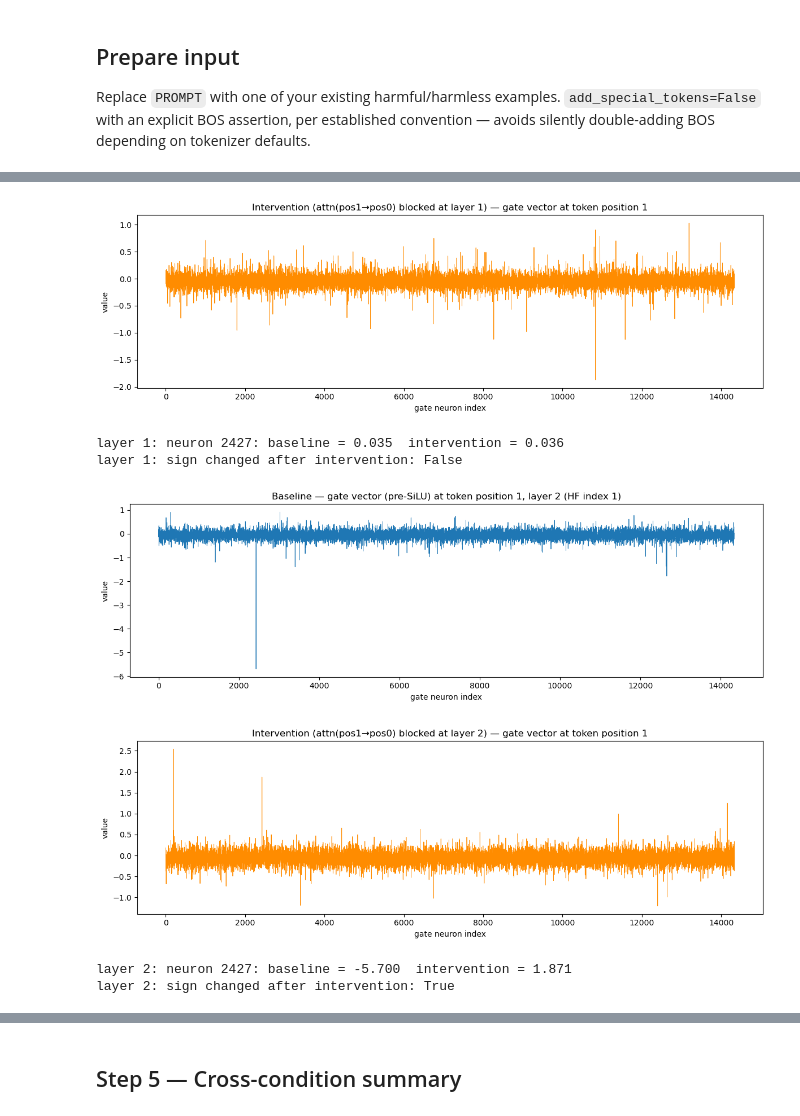
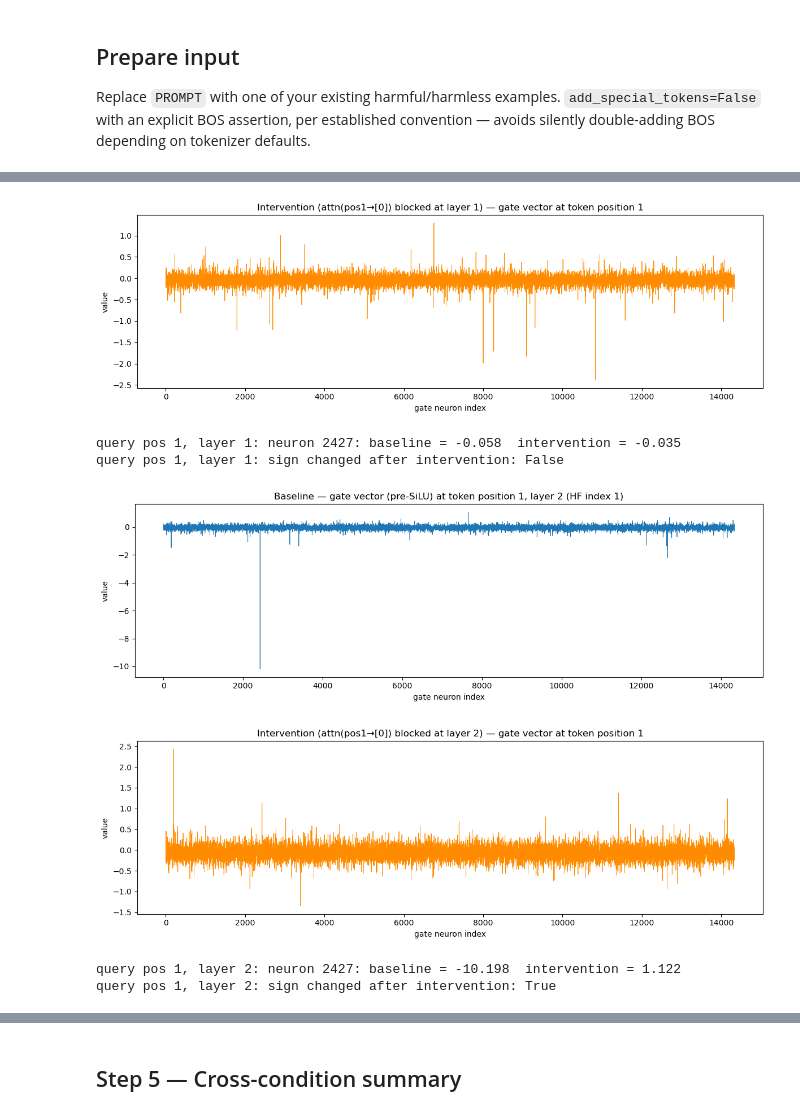
Before and after one commit to sbamit/Geometric-Auditing-Framework, a Jupyter notebook: layer_1_and_2_attention_ablation.ipynb, the cells around one changed output, grey strips where cells are left out. Saved outputs shown, nothing was run; the diff lists cells and outputs as text; code cells hidden in the pictures.

Commit message:
Mean attention ablation experiment.

```diff
--- a/layer_1_and_2_attention_ablation.ipynb
+++ b/layer_1_and_2_attention_ablation.ipynb
@@ -87,7 +94,7 @@ Replace `PROMPT` with one of your existing harmful/harmless examples. `add_speci
 with an explicit BOS assertion, per established convention — avoids silently
 double-adding BOS depending on tokenizer defaults.
 # %%
-PROMPT = "Tell me a joke"  # placeholder — replace with your dataset example
+PROMPT = "me Tell a joke"  # placeholder — replace with your dataset example
 
 BOS_ID = tokenizer.bos_token_id
 ids = tokenizer.encode(PROMPT, add_special_tokens=False)
@@ -96,5 +103,5 @@ assert ids[0] != BOS_ID, "First token unexpectedly matches BOS id — check toke
 input_ids = torch.tensor([ids], device=DEVICE)
 print("token ids:", ids)
 print("tokens:   ", [tokenizer.decode([t]) for t in ids])
-assert input_ids.shape[1] > QUERY_POS, "sequence too short for QUERY_POS"
+assert input_ids.shape[1] > max(QUERY_POSITIONS), "sequence too short for QUERY_POSITIONS"
 # %% [output]
@@ -119,10 +129,10 @@ the attention-blocking hook(s) on whichever `self_attn` module(s) are under test
 # %%
-def capture_activations(model, input_ids, capture_layers, extra_fwd_pre_hooks=None):
+def capture_activations(model, input_ids, capture_layers, query_pos, extra_fwd_pre_hooks=None):
     """
     Runs a single forward pass, optionally with extra forward_pre_hooks registered
     on self_attn modules (for the attention-blocking intervention).
     Returns a dict {L: {'gate': ..., 'attn': ...}} for every L in
-    capture_layers, all read out at position QUERY_POS:
+    capture_layers, all read out at position `query_pos`:
       - 'gate': the full gate vector (14336,)
       - 'attn': the attention pattern at layer L, for sanity-checking any block
     """
@@ -150,11 +160,11 @@ def capture_activations(model, input_ids, capture_layers, extra_fwd_pre_hooks=No
 
     results = {}
     for L in capture_layers:
-        x = captured[('mlp_input', L)][0, QUERY_POS, :].to(torch.float32)          # (4096,)
+        x = captured[('mlp_input', L)][0, query_pos, :].to(torch.float32)          # (4096,)
         W_gate = model.model.layers[L].mlp.gate_proj.weight.detach().to(torch.float32)  # (14336, 4096)
         gate_vec = x @ W_gate.T                                                    # (14336,)
 
-        attn_pattern_L = out.attentions[L][0, :, QUERY_POS, :].to(torch.float32)   # (n_heads, seq)
+        attn_pattern_L = out.attentions[L][0, :, query_pos, :].to(torch.float32)   # (n_heads, seq)
 
         results[L] = dict(
             gate=gate_vec.cpu().numpy(),
@@ -163,7 +173,7 @@ def capture_activations(model, input_ids, capture_layers, extra_fwd_pre_hooks=No
     return results
 
 
-def make_block_hook(query_pos, key_pos, dtype):
+def make_block_hook(query_pos, key_positions, dtype):
     fill_value = torch.finfo(dtype).min
 
     def hook(module, args, kwargs):
@@ -172,7 +182,8 @@ def make_block_hook(query_pos, key_pos, dtype):
             "attention_mask kwarg not found on self_attn — check transformers version"
         )
         attention_mask = attention_mask.clone()
-        attention_mask[:, :, query_pos, key_pos] = fill_value
+        for key_pos in key_positions:
+            attention_mask[:, :, query_pos, key_pos] = fill_value
         kwargs['attention_mask'] = attention_mask
         return args, kwargs
 
@@ -291,28 +321,31 @@ gate[2427] at layer 2 readout:
 # %%
-for L in LAYERS_TO_TEST:
-    label = LAYER_LABELS[L]
-    r = results[L]
+for qpos in QUERY_POSITIONS:
+    key_positions = KEY_POS_TO_BLOCK[qpos]
 
-    plot_specs = [
-        ("baseline", r['gate_baseline'], 'C0',
-         f"Baseline — gate vector (pre-SiLU) at token position {QUERY_POS}, {label} (HF index {L})"),
-        ("intervention", r['gate_intervention'], 'darkorange',
-         f"Intervention (attn(pos1→pos0) blocked at {label}) — gate vector at token position {QUERY_POS}"),
-    ]
+    for L in LAYERS_TO_TEST:
+        label = LAYER_LABELS[L]
+        r = results[qpos][L]
 
-    for name, gate_vec, color, title in plot_specs:
-        fig, ax = plt.subplots(figsize=(12, 4))
-        ax.plot(gate_vec, linewidth=0.6, color=color)
-        ax.set_title(title)
-        ax.set_xlabel("gate neuron index")
-        ax.set_ylabel("value")
-        plt.tight_layout()
-        fname = f"gate_vector_{label.replace(' ', '')}_{name}_attn_ablation_pos1.pdf"
-        plt.savefig(os.path.join(OUTPUT_DIR, fname))
-        plt.show()
+        plot_specs = [
+            ("baseline", r['gate_baseline'], 'C0',
+             f"Baseline — gate vector (pre-SiLU) at token position {qpos}, {label} (HF index {L})"),
+            ("intervention", r['gate_intervention'], 'darkorange',
+             f"Intervention (attn(pos{qpos}→{key_positions}) blocked at {label}) — gate vector at token position {qpos}"),
+        ]
 
-    print(f"{label}: neuron {NEURON_IDX}: baseline = {r['gate_baseline'][NEURON_IDX]:.3f}  "
-          f"intervention = {r['gate_intervention'][NEURON_IDX]:.3f}")
-    print(f"{label}: sign changed after intervention: "
-          f"{np.sign(r['gate_baseline'][NEURON_IDX]) != np.sign(r['gate_intervention'][NEURON_IDX])}")
+        for name, gate_vec, color, title in plot_specs:
+            fig, ax = plt.subplots(figsize=(12, 4))
+            ax.plot(gate_vec, linewidth=0.6, color=color)
+            ax.set_title(title)
+            ax.set_xlabel("gate neuron index")
+            ax.set_ylabel("value")
+            plt.tight_layout()
+            fname = f"gate_vector_{label.replace(' ', '')}_{name}_attn_ablation_pos{qpos}.pdf"
+            plt.savefig(os.path.join(OUTPUT_DIR, fname))
+            plt.show()
+
+        print(f"query pos {qpos}, {label}: neuron {NEURON_IDX}: baseline = {r['gate_baseline'][NEURON_IDX]:.3f}  "
+              f"intervention = {r['gate_intervention'][NEURON_IDX]:.3f}")
+        print(f"query pos {qpos}, {label}: sign changed after intervention: "
+              f"{np.sign(r['gate_baseline'][NEURON_IDX]) != np.sign(r['gate_intervention'][NEURON_IDX])}")
 # %% [output]
@@ -320,7 +353,7 @@ for L in LAYERS_TO_TEST:
-[figure, old version]
+[figure, new version]
-layer 1: neuron 2427: baseline = 0.035  intervention = 0.036
-layer 1: sign changed after intervention: False
+query pos 1, layer 1: neuron 2427: baseline = -0.058  intervention = -0.035
+query pos 1, layer 1: sign changed after intervention: False
-[figure, old version]
+[figure, new version]
-[figure, old version]
+[figure, new version]
-layer 2: neuron 2427: baseline = -5.700  intervention = 1.871
-layer 2: sign changed after intervention: True
+query pos 1, layer 2: neuron 2427: baseline = -10.198  intervention = 1.122
+query pos 1, layer 2: sign changed after intervention: True
```
Also changed, not shown: parts of 14 cells of this notebook, 3 other files.
